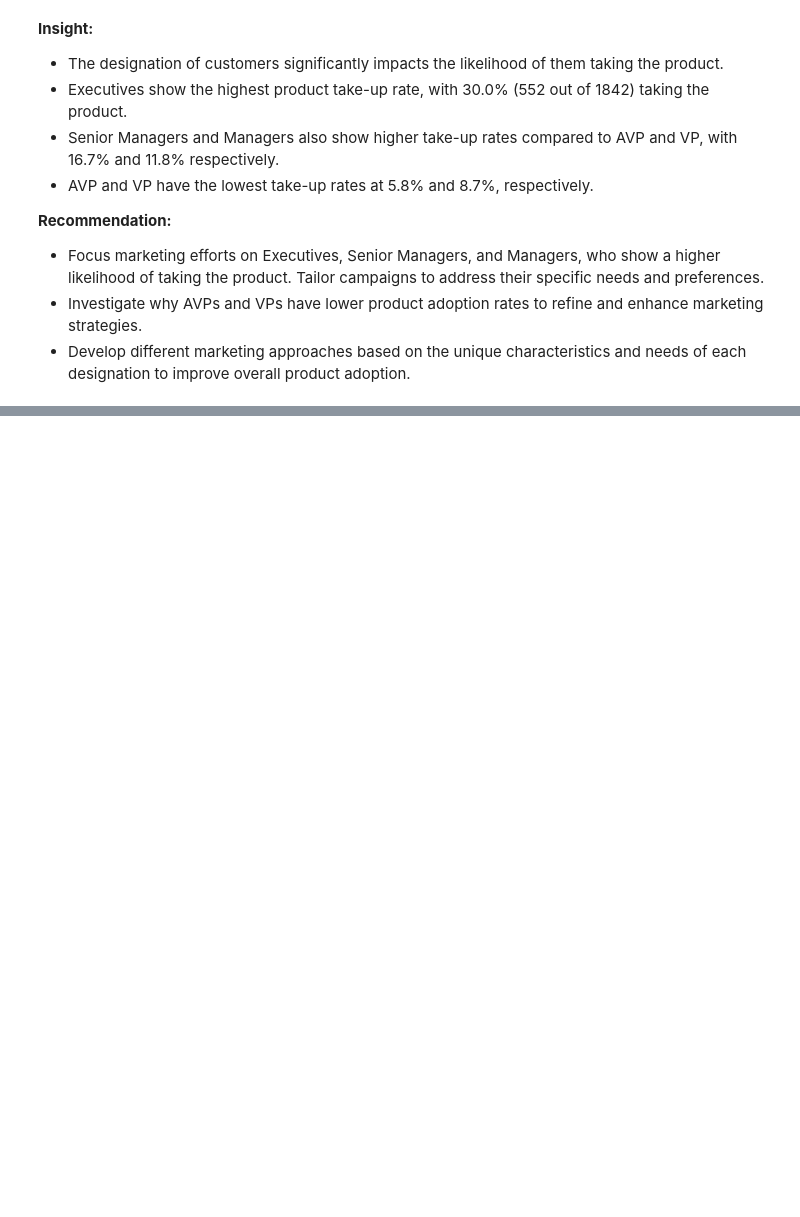
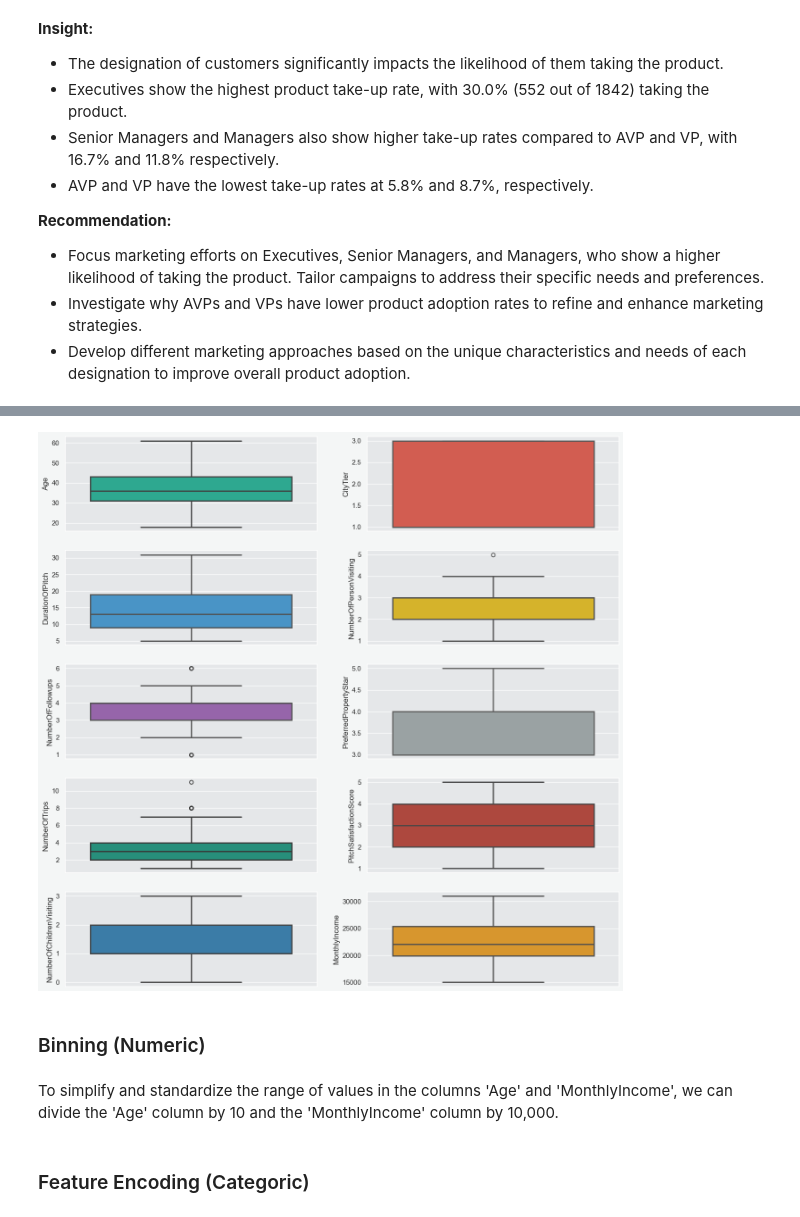
Before and after one commit to kevinusmayadhy/Holiday-Package-Prediction, a Jupyter notebook: Code.ipynb, the cells around one changed output, grey strips where cells are left out. Cells and saved outputs as stored; diff of their text form; code cells hidden in the pictures; blank space fills up the shorter version.

```diff
--- a/Code.ipynb
+++ b/Code.ipynb
@@ -544,0 +696,16 @@ plt.show()
+# %%
+df_train.loc[df_train["DurationOfPitch"] > 30, "DurationOfPitch"] = 31
+df_train.loc[df_train["MonthlyIncome"] > 30000, "MonthlyIncome"] = 31000
+df_train.loc[df_train["MonthlyIncome"] < 15000, "MonthlyIncome"] = 15000
+df_train.loc[df_train["NumberOfTrips"] > 10, "NumberOfTrips"] = 11
+# %%
+plt.figure(figsize=(16, 16))
+for i in range (0, len(numeric)):
+  plt.subplot(math.ceil(len(numeric)/2), 2, i+1)
+  sns.boxplot(data=df_train, y=numeric[i], linewidth=2, orient='v', color = colors[i])
+# %% [output]
+[figure, added]
+# %% [markdown]
+### Binning (Numeric)
+# %% [markdown]
+To simplify and standardize the range of values in the columns 'Age' and 'MonthlyIncome', we can divide the 'Age' column by 10 and the 'MonthlyIncome' column by 10,000.
@@ -544,0 +715,2 @@ plt.show()
+# %% [markdown]
+### Feature Encoding (Categoric)
```
Also changed, not shown: parts of 40 cells of this notebook.
